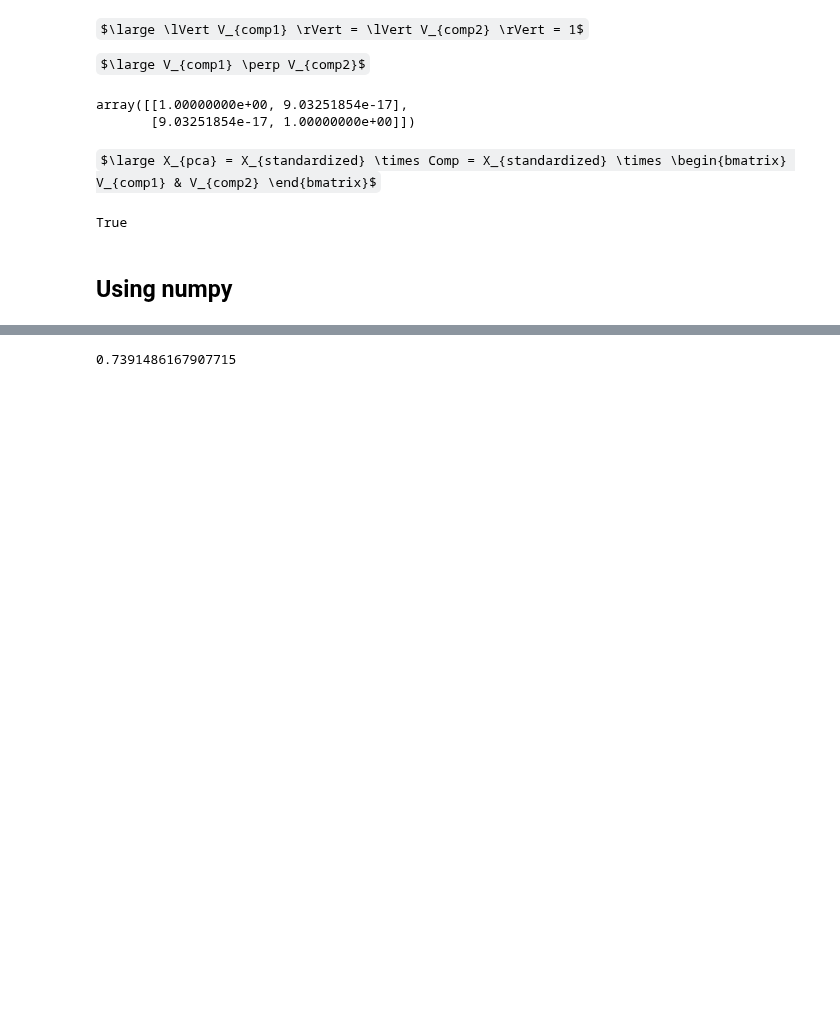
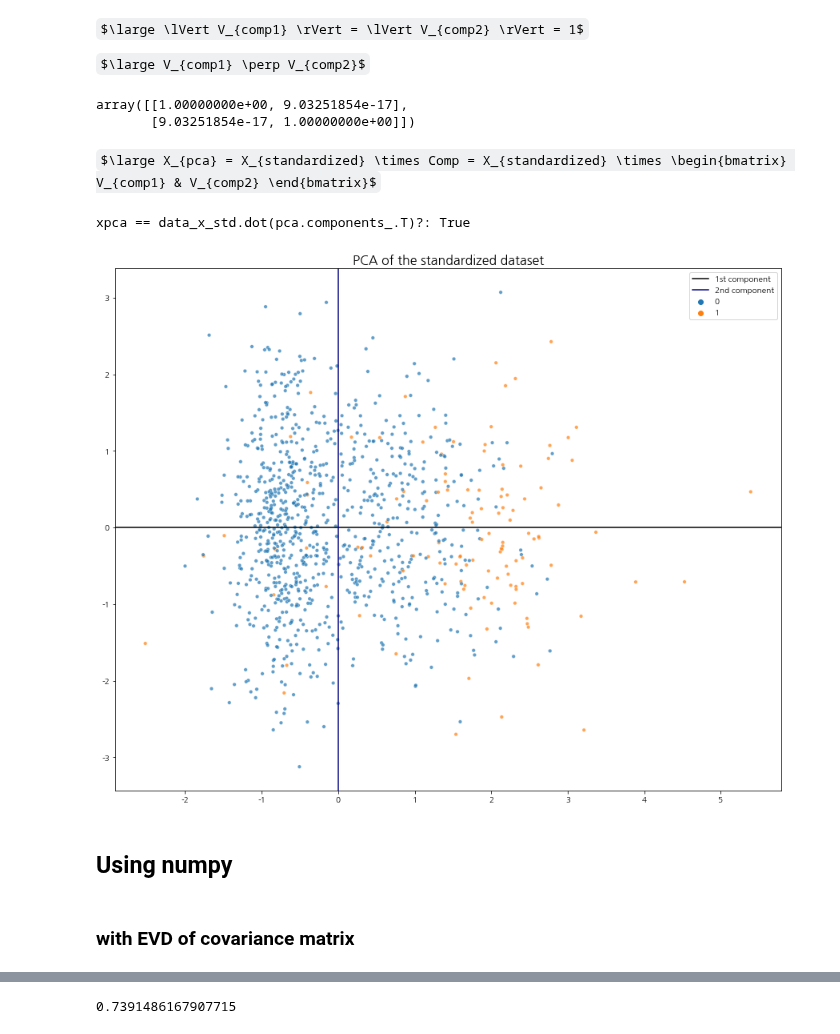
Before and after one commit to ywkim92/Paper-implementation, a Jupyter notebook: Paper implementation_PCA.ipynb, the cells around one changed output, grey strips where cells are left out. Saved outputs shown, nothing was run; the diff lists cells and outputs as text; code cells hidden in the pictures; some formulas as TeX source; blank space fills up the shorter version.

```diff
--- a/Paper implementation_PCA.ipynb
+++ b/Paper implementation_PCA.ipynb
@@ -152,8 +170,22 @@ array([[1.00000000e+00, 9.03251854e-17],
 # %% [markdown]
 $\large X_{pca} = X_{standardized} \times Comp = X_{standardized} \times \begin{bmatrix} V_{comp1} & V_{comp2} \end{bmatrix}$
 # %%
-np.allclose(xpca, data_x_std.dot(pca.components_.T))
+print('xpca == data_x_std.dot(pca.components_.T)?:', np.allclose(xpca, data_x_std.dot(pca.components_.T)))
 # %% [output]
-True
+xpca == data_x_std.dot(pca.components_.T)?: True
+# %%
+fig, ax = plt.subplots(1,1, figsize = (16,12))
+ax.set_aspect(1)
+ax.axline((.0, .0), (pca.transform(pca.components_)[0,0], pca.transform(pca.components_)[0,1]), c='k', label='1st component')
+ax.axline((.0, .0), (pca.transform(pca.components_)[1,0], pca.transform(pca.components_)[1,1]), c='navy', label='2nd component')
+
+show_n_samp = 1000
+sns.scatterplot(x = xpca[:show_n_samp, 0], y=xpca[:show_n_samp, 1], hue=data_y[:show_n_samp],  alpha=.7 , s=20)
+plt.title('PCA of the standardized dataset', fontsize = 16)
+plt.show()
+# %% [output]
+[figure, added]
 # %% [markdown]
 ## Using numpy
+# %% [markdown]
+### with EVD of covariance matrix
```
Also changed, not shown: parts of 31 cells of this notebook.
